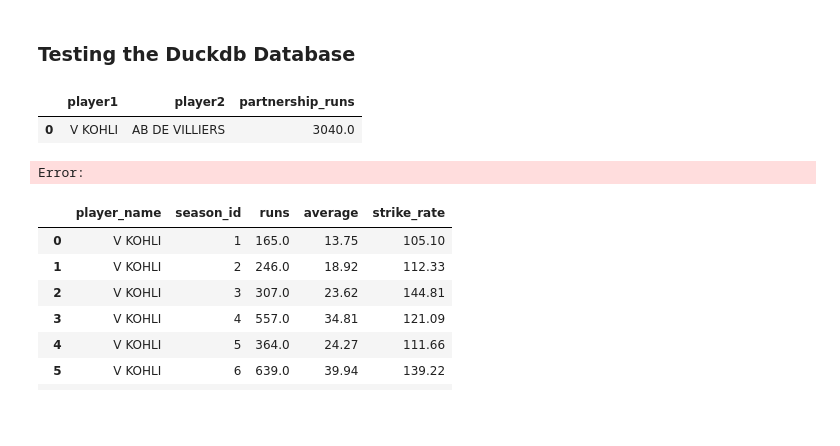
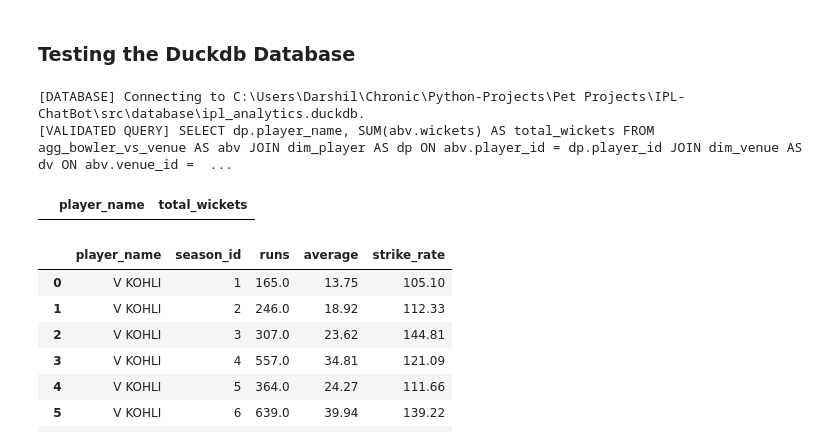
Before and after one commit to dsang18/IPL-Chatbot, a Jupyter notebook: Create-DuckDB.ipynb, the cells around one changed output. Drawn from its saved outputs; the diff is of its cells as text; code cells hidden in the pictures; blank space fills up the shorter version.

Commit message:
Query Planner Agent

```diff
--- a/Create-DuckDB.ipynb
+++ b/Create-DuckDB.ipynb
@@ -124,26 +124,21 @@ from agents.sql_executor import SQLExecutor
 # %%
-df = SQLExecutor().run(query="""
-WITH partnership AS (
-  SELECT
-    LEAST(batter_id, non_striker_id) AS player1_id,
-    GREATEST(batter_id, non_striker_id) AS player2_id,
-    SUM(runs_batter) AS runs
-  FROM fact_delivery_enriched
-  WHERE batter_id IS NOT NULL AND non_striker_id IS NOT NULL
-  GROUP BY LEAST(batter_id, non_striker_id), GREATEST(batter_id, non_striker_id)
-)
-SELECT p1.player_name AS player1, p2.player_name AS player2, partnership.runs AS partnership_runs
-FROM partnership
-JOIN dim_player p1 ON partnership.player1_id = p1.player_id
-JOIN dim_player p2 ON partnership.player2_id = p2.player_id
-ORDER BY partnership.runs DESC
-LIMIT 1;""")
+from src.utils.database import connect_to_db
 
-df
+validated_query = "SELECT dp.player_name, SUM(abv.wickets) AS total_wickets FROM agg_bowler_vs_venue AS abv JOIN dim_player AS dp ON abv.player_id = dp.player_id JOIN dim_venue AS dv ON abv.venue_id = dv.venue_id WHERE dv.venue = 'Wankhede Stadium' GROUP BY dp.player_id, dp.player_name ORDER BY total_wickets DESC LIMIT 500"
+
+connection = connect_to_db()
+cursor = connection.cursor()
+
+print(f"[VALIDATED QUERY] {validated_query}")
+
+cursor.execute(validated_query)
+result = cursor.fetch_df()
+
+result
 # %% [output]
+[DATABASE] Connecting to C:\Users\Darshil\Chronic\Python-Projects\Pet Projects\IPL-ChatBot\src\database\ipl_analytics.duckdb.
+[VALIDATED QUERY] SELECT dp.player_name, SUM(abv.wickets) AS total_wickets FROM agg_bowler_vs_venue AS abv JOIN dim_player AS dp ON abv.player_id = dp.player_id JOIN dim_venue AS dv ON abv.venue_id =  ...
-|  | player1 | player2 | partnership_runs |
-| 0 | V KOHLI | AB DE VILLIERS | 3040.0 |
+|  | player_name | total_wickets |
-Error:
 # %%
 df = SQLExecutor().run(query="""
 SELECT player_name, season_id, runs, average, strike_rate
```
Also changed, not shown: parts of 1 cell of this notebook, 27 other files.
